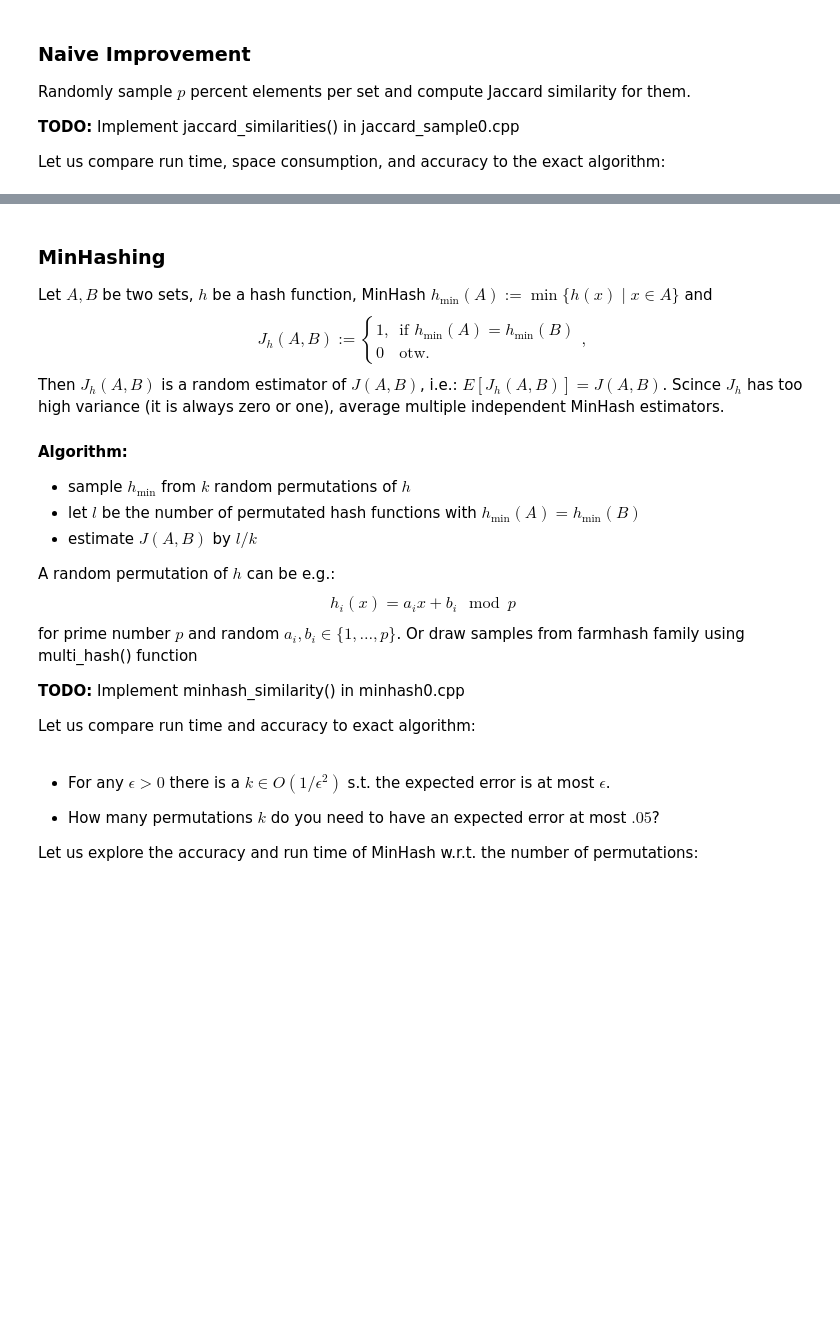
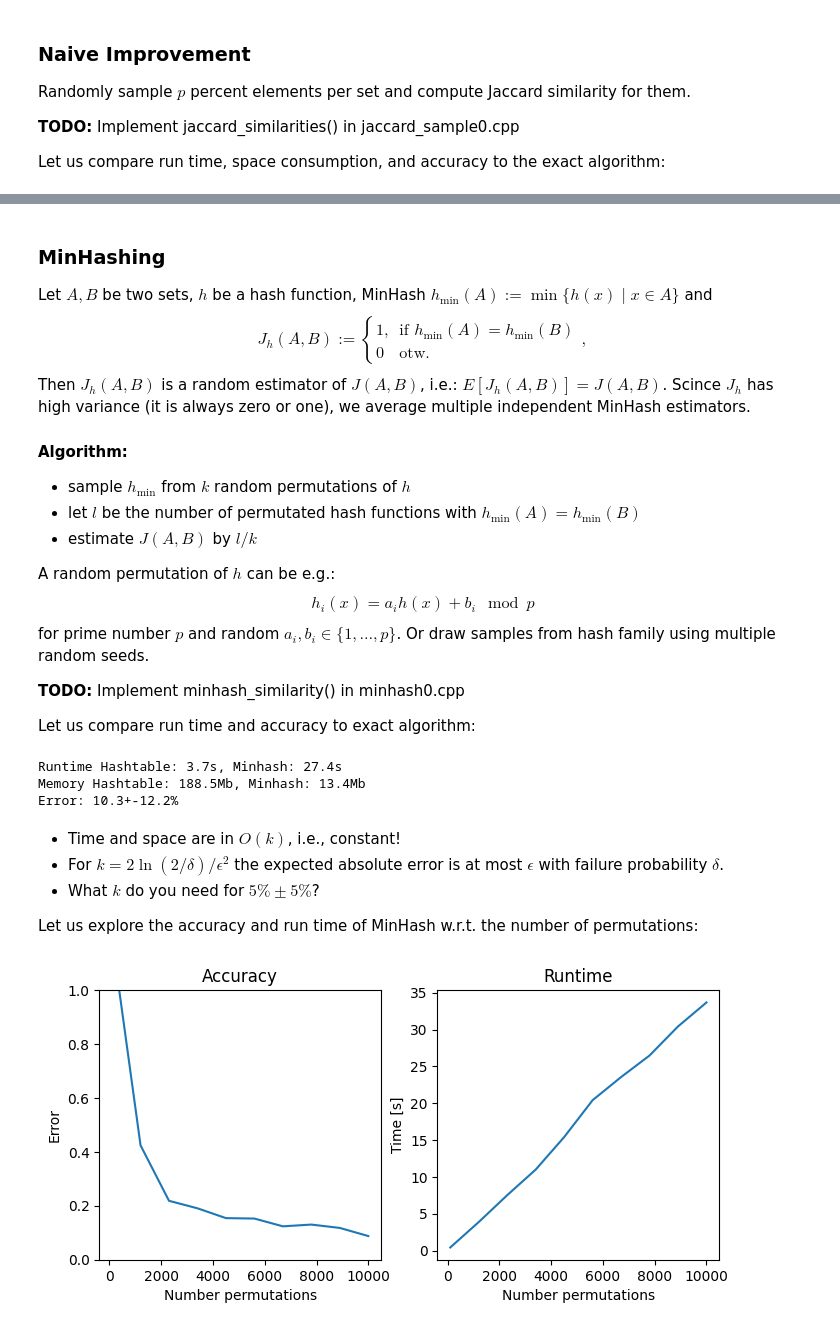
Before and after one commit to jonsmcode/setproximity, a Jupyter notebook: course.ipynb, the cells around one changed output, grey strips where cells are left out. Saved outputs shown, nothing was run; the diff lists cells and outputs as text; code cells hidden in the pictures; blank space fills up the shorter version.

```diff
--- a/course.ipynb
+++ b/course.ipynb
@@ -232,7 +92,7 @@ $$
 J_h(A,B) := \begin{cases}1, & \text{if } h_{\min}(A) = h_{\min}(B)\\ 0 & \text{otw.}\end{cases},
 $$
 Then $J_h(A,B)$ is a random estimator of $J(A,B)$, i.e.: $E[J_h(A,B)] = J(A,B)$.
-Scince $J_h$ has too high variance (it is always zero or one), average multiple independent MinHash estimators.
+Scince $J_h$ has high variance (it is always zero or one), we average multiple independent MinHash estimators.
 
 #### Algorithm:
 
@@ -242,36 +102,47 @@ Scince $J_h$ has too high variance (it is always zero or one), average multiple
 
 A random permutation of $h$ can be e.g.:
 $$
-h_i(x) = a_i x + b_i \mod p
+h_i(x) = a_i h(x) + b_i \mod p
 $$
 for prime number $p$ and random $a_i,b_i \in \lbrace 1,\ldots,p\rbrace$.
-Or draw samples from farmhash family using multi_hash() function
+Or draw samples from hash family using multiple random seeds.
 
 **TODO:** Implement minhash_similarity() in minhash0.cpp
 
 
 Let us compare run time and accuracy to exact algorithm:
 # %%
-time_minhash, mem_minhash, minhash = track_memory_and_runtime_similarity("build/source/minhash0", 512)
+from evaluate.track import track_memory_and_runtime_similarity
+import numpy as np
+time_jaccard, mem_jaccard, jaccard = track_memory_and_runtime_similarity("build/source/jaccard1", "data/mpox/sequences.fasta")
+time_minhash, mem_minhash, minhash = track_memory_and_runtime_similarity("build/source/minhash1", "data/mpox/sequences.fasta", 10000)
 print("Runtime Hashtable: %.1fs, Minhash: %.1fs" % (time_jaccard, time_minhash))
 print("Memory Hashtable: %.1fMb, Minhash: %.1fMb" % (mem_jaccard, mem_minhash))
+indices = np.triu_indices(jaccard.shape[0], k=1)
 error_minhash = np.abs(minhash[indices]-jaccard[indices])/jaccard[indices]
 print("Error: %.1f+-%.1f%%" % (np.mean(error_minhash)*100, np.std(error_minhash)*100))
+# %% [output]
+Runtime Hashtable: 3.7s, Minhash: 27.4s
+Memory Hashtable: 188.5Mb, Minhash: 13.4Mb
+Error: 10.3+-12.2%
 # %% [markdown]
- - For any $\epsilon > 0$ there is a $k \in O(1/\epsilon^2)$ s.t. the expected error is at most $\epsilon$.
+ - Time and space are in $O(k)$, i.e., constant!
+ - For $k = 2 \ln (2/\delta)/\epsilon^2$ the expected absolute error is at most $\epsilon$ with failure probability $\delta$.
+ - What $k$ do you need for $5\% \pm 5\%$?
 
- - How many permutations $k$ do you need to have an expected error at most $.05$?
 
 Let us explore the accuracy and run time of MinHash w.r.t. the number of permutations:
 # %%
 from evaluate.plots import plot_minhash
-permutations = np.linspace(100,2500,10)
+permutations = np.linspace(100,10000,10)
 runtimes, errors = [], []
 for perms in permutations:
-    time, mem, res = track_memory_and_runtime_similarity("build/source/minhash0", perms)
+    time, mem, res = track_memory_and_runtime_similarity("build/source/minhash1", "data/mpox/sequences.fasta", perms)
     runtimes.append(time)
     errors.append(np.mean(np.abs(res[indices]-jaccard[indices])/jaccard[indices]))
 plot_minhash(errors, runtimes, permutations)
+# %% [output]
+[figure, added]
 # %% [markdown]
 ### FracMinHashing
 
```
Also changed, not shown: parts of 24 cells of this notebook, 18 other files.
